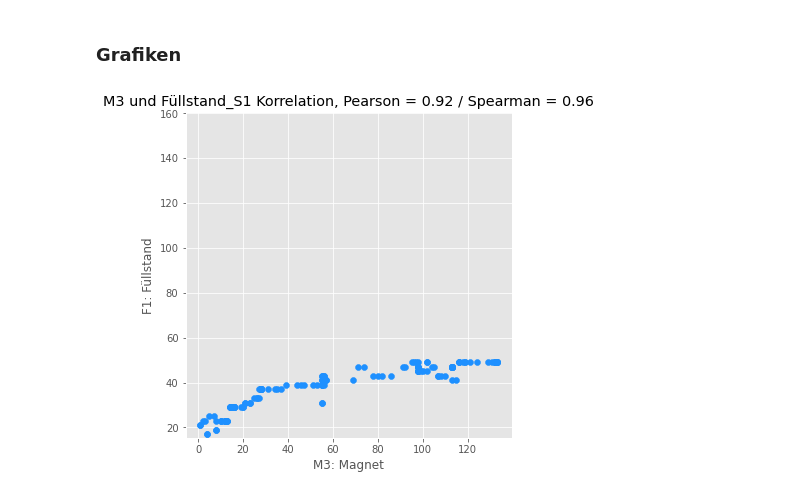
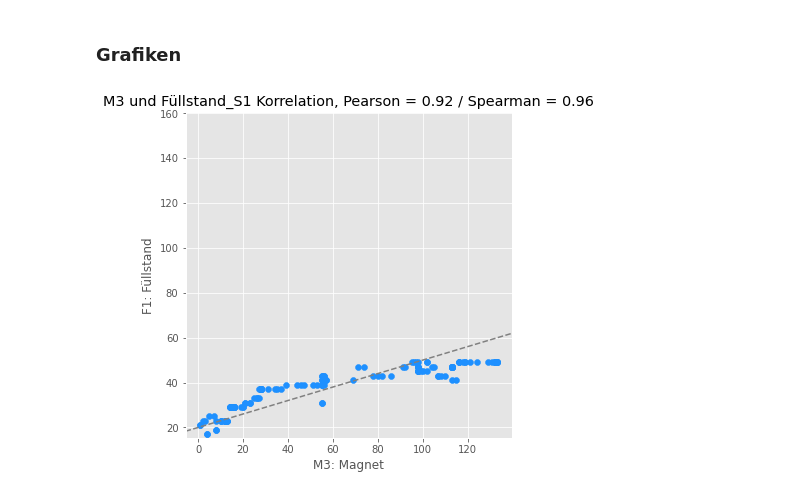
Before and after one commit to phyti1/ds_p4_kompotoi, a Jupyter notebook: Data_aquissation_sensoneo.ipynb, the cells around one changed output. Drawn from its saved outputs; the diff is of its cells as text; code cells hidden in the pictures.

```diff
--- a/Data_aquissation_sensoneo.ipynb
+++ b/Data_aquissation_sensoneo.ipynb
@@ -1001,14 +1002,15 @@ Trotz den schwankenden Messwerten des Fülsltandsensor eine ganz gute positive K
 # %%
 plt.figure(figsize=(15,6))
 plt.scatter(df_poc_m3_count_o, df_sensoneof2_o, color='dodgerblue')
 #plt.xlim(0, 60)
 plt.gca().set_aspect('equal', adjustable='box')
 plt.title('M3 und Füllstand_S1 Korrelation, Pearson = 0.92 / Spearman = 0.96')
 plt.ylabel('F1: Füllstand')
 plt.xlabel('M3: Magnet')
 plt.axis('square')
 #plt.ylim(0, 80)
+plt.axline([0,20], [100,50], color='gray', linestyle='--')
 plt.savefig('./Jupyter Notebook Grafiken/M3_Füllstand Korrelation.png')
 plt.show()
 # %% [output]
-[figure, old version]
+[figure, new version]
```
Also changed, not shown: parts of 1 cell of this notebook, 2 other files.
